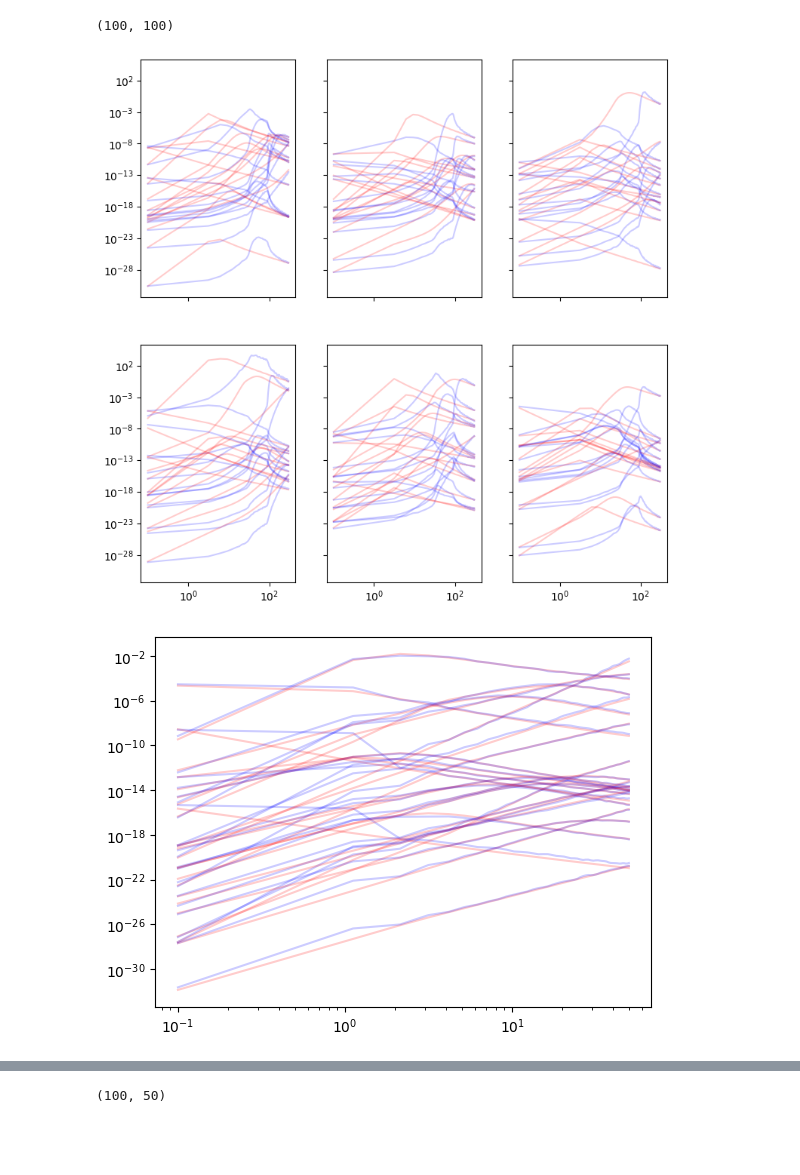
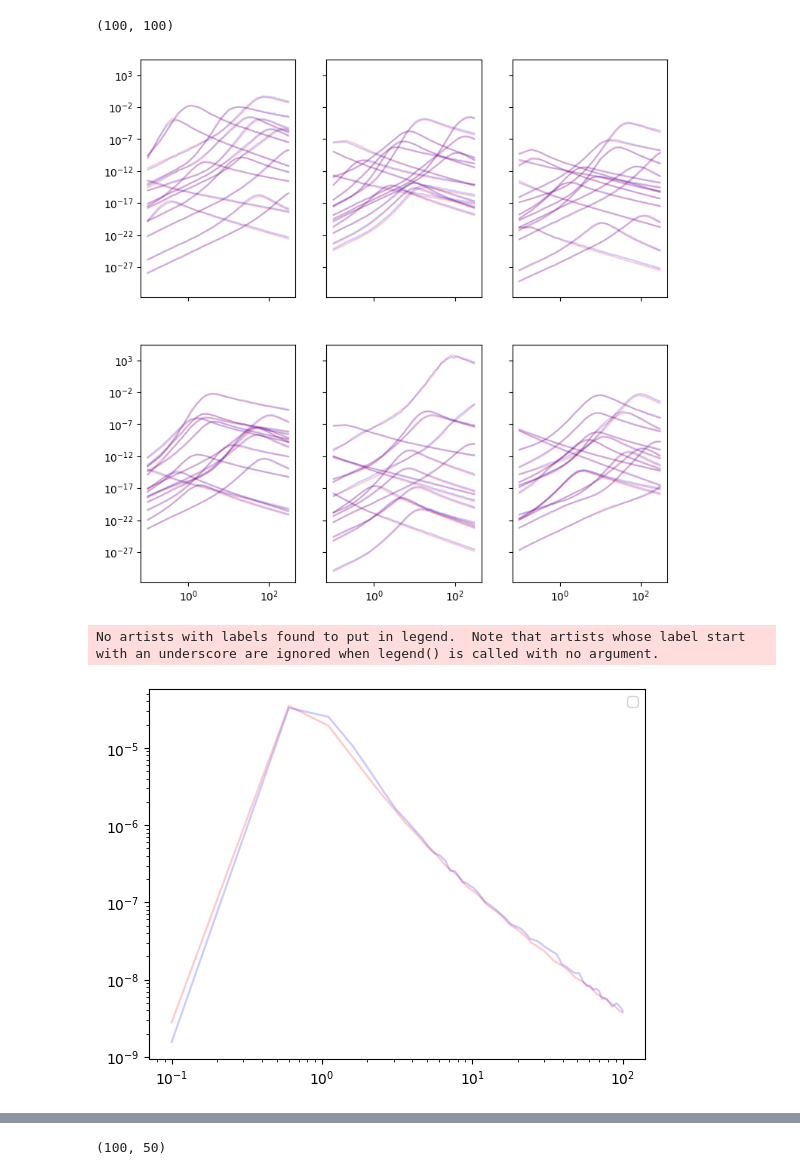
Before and after one commit to wfw23/MPhys_project, a Jupyter notebook: emulation.ipynb, the cells around one changed output, grey strips where cells are left out. Drawn from its saved outputs; the diff is of its cells as text; code cells hidden in the pictures; blank space fills up the shorter version.

```diff
--- a/emulation.ipynb
+++ b/emulation.ipynb
@@ -214,6 +227,6 @@ ax= plt.subplot()
 
 for i in range(num-tnum):
     ys[i]= new_tophat_func(time, **unprocessed.iloc[i])
-    ax.loglog(time, ys[i], color='c', alpha=0.05)
+    #ax.loglog(time, ys[i], color='c', alpha=0.05)
 plt.show()
 # %% [output]
@@ -251,7 +264,7 @@ prediction.shape
 (100, 100)
 # %%
 fig, ax = plt.subplots(nrows=2, ncols=3, figsize=(9,9), sharex=True, sharey=True)
-time = np.linspace(0.1, 300, 100) #xs
+#time = np.linspace(0.1, 300, 100) #xs
 #test_params= dict(thv= 0.5, loge0=50.0 , thc= 0.02, logn0=1, p=2.13, logepse=-1.25, logepsb=-2.5, g0=1000)
 
 for i in range(15):
@@ -284,7 +297,7 @@ for i in range(75,90):
 #plt.savefig("emulation_final.png", dpi='figure')
 plt.show()
 # %% [output]
-[figure, old version]
+[figure, new version]
 # %%
 with open("tophat.pkl", "wb") as f:
     pickle.dump(regr, f)
@@ -305,44 +318,47 @@ with open("new_scalery.pkl", "wb") as sy:
 with open("new_scalerx.pkl", "wb") as sx:
     pickle.dump(scalerx, sx)
 # %%
-with open("scalery_redback.pkl", "wb") as sy:
+with open("scalery_redback4.pkl", "wb") as sy:
     pickle.dump(scalery, sy)
-with open("scalerx_redback.pkl", "wb") as sx:
+with open("scalerx_redback4.pkl", "wb") as sx:
     pickle.dump(scalerx, sx)
 # %%
 params={}
 params['thv']= np.log10(0.5)
 params['loge0'] = 49.5
-params['thc'] = np.log10(0.6)
+params['thc'] = np.log10(0.06)
 params['logn0'] = 0.5
 params['p'] = 2.3
 params['logepse'] = -1.25
 params['logepsb'] = -2.5
 params['g0'] = np.log10(1000)
-params['frequency']=np.log10(2e14)
-test=np.fromiter(params.values(),dtype=float).reshape(1,-1)
+params['frequency']=np.log10(3e14)
+test_data=np.fromiter(params.values(),dtype=float).reshape(1,-1)
 # %%
-time=np.linspace(0.1,300,150)
-with open("improved_tophat.pkl", "rb") as f:
+#time=np.linspace(0.1,300,100)
+from scipy.signal import savgol_filter
+with open("tophat_redback4.pkl", "rb") as f:
     model = pickle.load(f)
-with open("new_scalery.pkl", "rb") as sy:
+with open("scalery_redback4.pkl", "rb") as sy:
     scalery = pickle.load(sy)
-with open("new_scalerx.pkl", "rb") as sx:
+with open("scalerx_redback4.pkl", "rb") as sx:
     scalerx = pickle.load(sx)
 
-xtests= scalerx.transform(testing.values)
+xtests= scalerx.transform(test_data)
 prediction= model.predict(xtests)
 prediction = 10**(scalery.inverse_transform(prediction))
 
 afterglow = interpolate.interp1d(time, prediction, kind='linear')
-new_time= np.linspace(0.1,50,50)
+new_time= np.linspace(0.1,100,200)
 fluxd= afterglow(new_time)
 
 ax=plt.subplot()
-for i in range(15,40):
-    true_value= tophat_func(new_time, **unprocessed.iloc[i+(num-tnum)])
-    ax.loglog(new_time, true_value, color='red', alpha=0.2)
-    ax.loglog(new_time, fluxd[i], color='blue', alpha=0.2)
+for i in range(1):
+    true_value= new_tophat_func(new_time,thv=0.5, loge0=49.5,thc=0.06,logn0=0.5,p=2.3,logepse=-1.25,logepsb=-2.5,g0=1000,frequency=3e14)
+    ax.loglog(new_time, true_value, color='red', alpha=0.2)#,marker='o', markersize=2,label='true')
+    ax.loglog(new_time, fluxd[i], color='blue', alpha=0.2)#, marker='o', markersize=2, label='pred')
+plt.legend()
 plt.show()
 # %% [output]
+No artists with labels found to put in legend.  Note that artists whose label start with an underscore are ignored when legend() is called with no argument.
-[figure, old version]
+[figure, new version]
```
Also changed, not shown: parts of 13 cells of this notebook, 18 other files.
